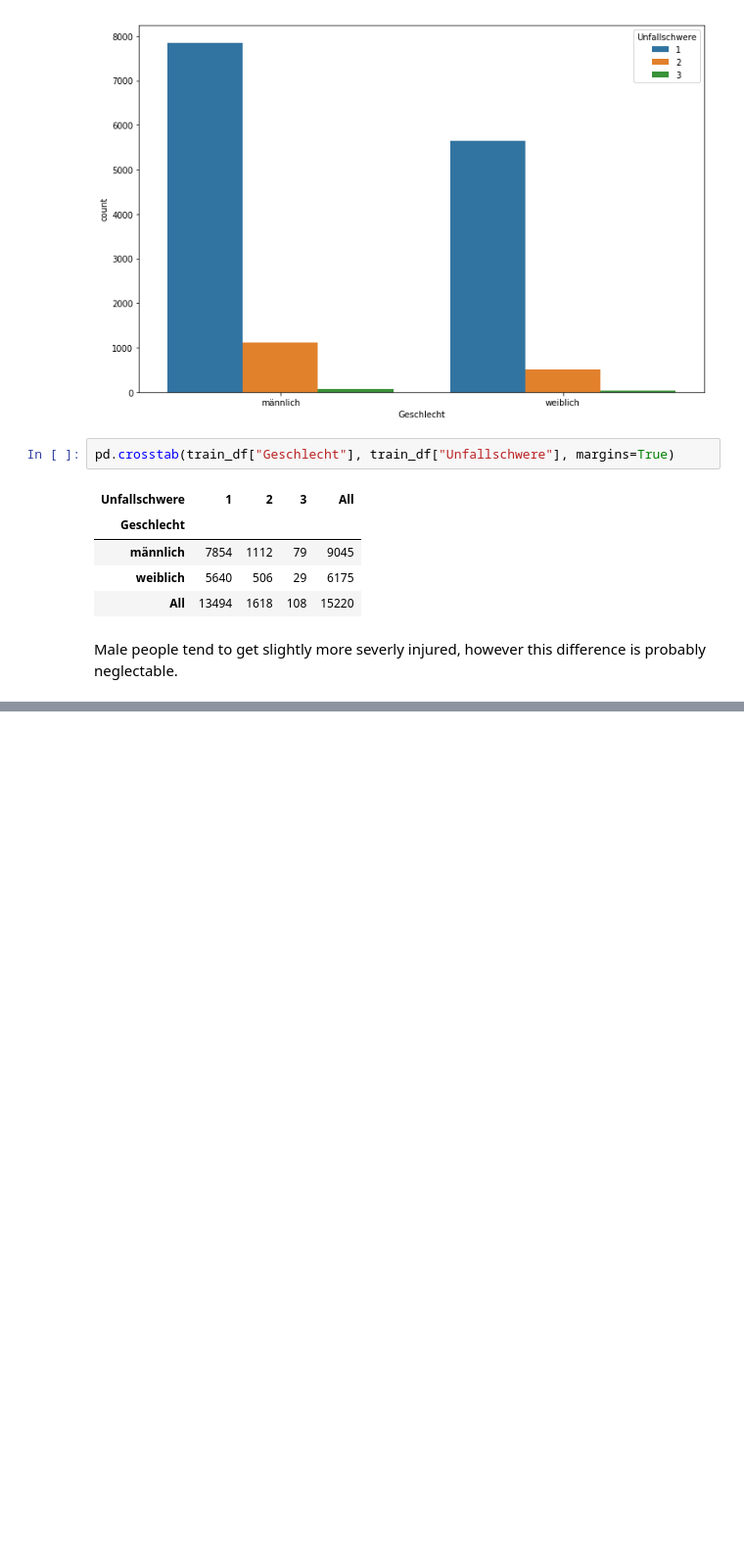
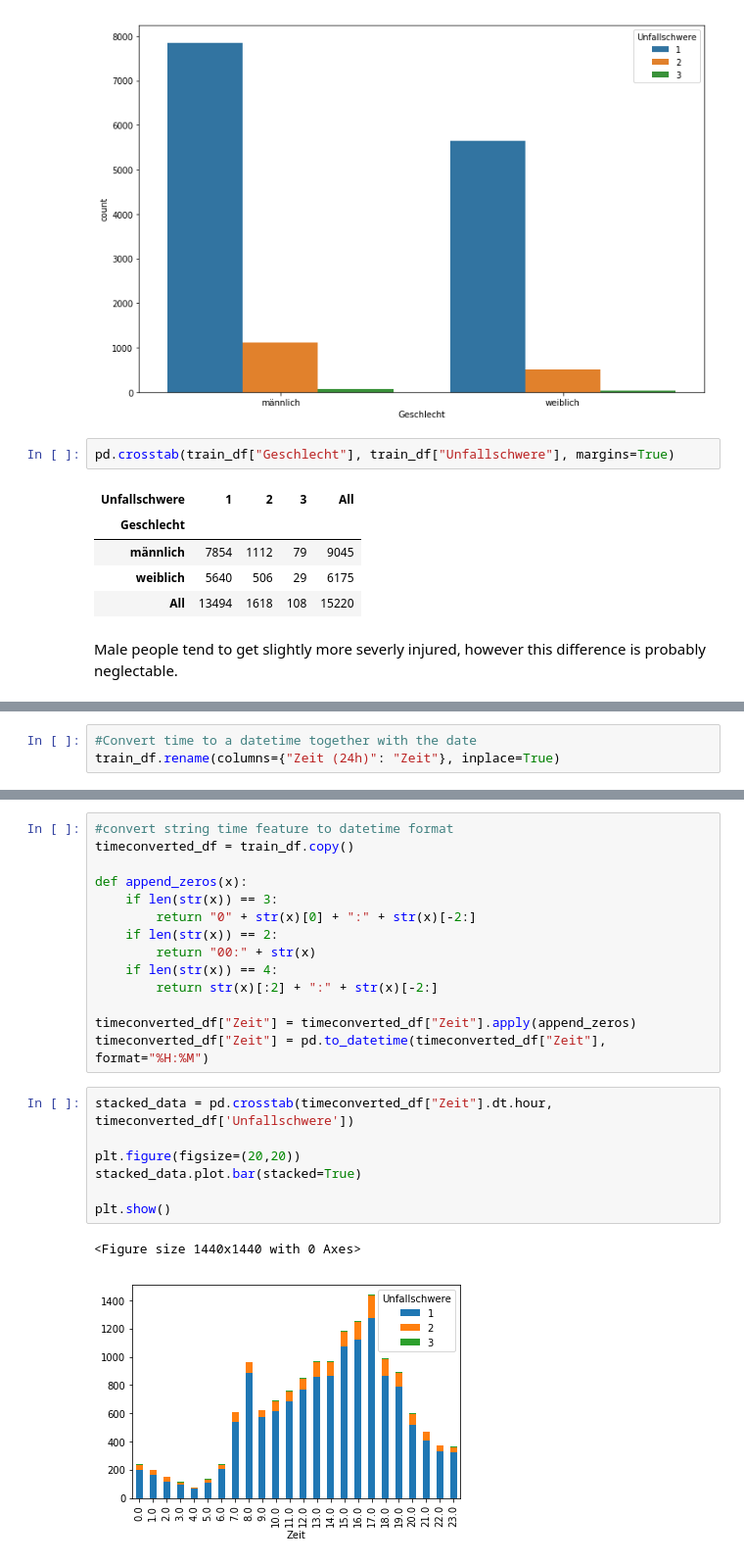
Before and after one commit to cklat/code_competition, a Jupyter notebook: code/EDA.ipynb, the cells around one changed output, grey strips where cells are left out. Shown: that part at 98% size. Cells and saved outputs as stored; diff of their text form; blank space fills up the shorter version.

```diff
--- a/code/EDA.ipynb
+++ b/code/EDA.ipynb
@@ -482,0 +507,3 @@ Male people tend to get slightly more severly injured, however this difference i
+# %%
+#Convert time to a datetime together with the date
+train_df.rename(columns={"Zeit (24h)": "Zeit"}, inplace=True)
@@ -482,0 +641,24 @@ Male people tend to get slightly more severly injured, however this difference i
+# %%
+#convert string time feature to datetime format
+timeconverted_df = train_df.copy()
+
+def append_zeros(x):
+    if len(str(x)) == 3:
+        return "0" + str(x)[0] + ":" + str(x)[-2:]
+    if len(str(x)) == 2:
+        return "00:" + str(x)
+    if len(str(x)) == 4:
+        return str(x)[:2] + ":" + str(x)[-2:]
+
+timeconverted_df["Zeit"] = timeconverted_df["Zeit"].apply(append_zeros)
+timeconverted_df["Zeit"] = pd.to_datetime(timeconverted_df["Zeit"], format="%H:%M")
+# %%
+stacked_data = pd.crosstab(timeconverted_df["Zeit"].dt.hour, timeconverted_df['Unfallschwere'])
+
+plt.figure(figsize=(20,20))
+stacked_data.plot.bar(stacked=True)
+
+plt.show()
+# %% [output]
+<Figure size 1440x1440 with 0 Axes>
+[figure, added]
```
Also changed, not shown: parts of 43 cells of this notebook, 5 other files.
